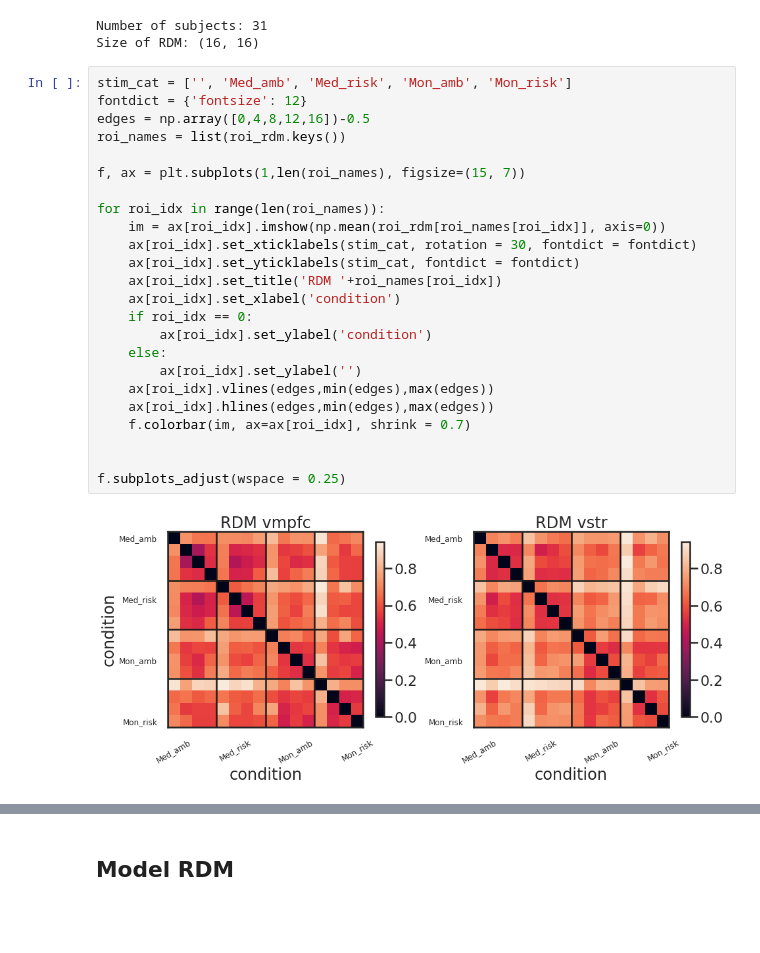
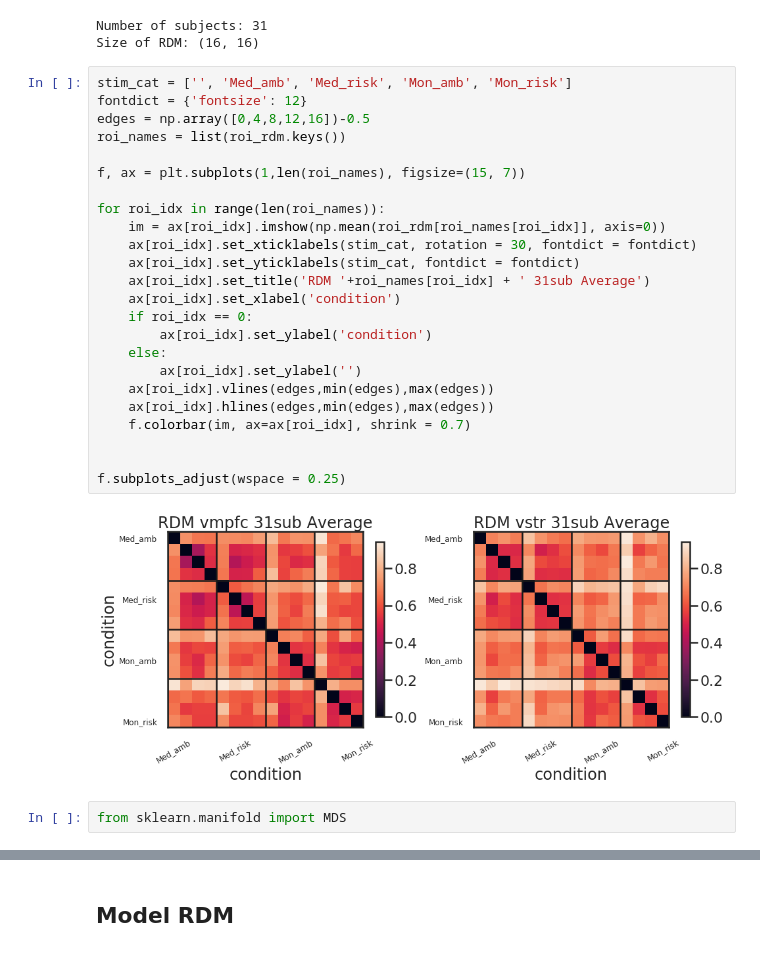
Before and after one commit to ruonanjia/mdm_imaging_analysis, a Jupyter notebook: mdm_rsa.ipynb, the cells around one changed output, grey strips where cells are left out. Saved outputs shown, nothing was run; the diff lists cells and outputs as text; blank space fills up the shorter version.

```diff
--- a/mdm_rsa.ipynb
+++ b/mdm_rsa.ipynb
@@ -176,26 +176,28 @@ Size of RDM: (16, 16)
 # %%
 stim_cat = ['', 'Med_amb', 'Med_risk', 'Mon_amb', 'Mon_risk']
 fontdict = {'fontsize': 12}
 edges = np.array([0,4,8,12,16])-0.5
 roi_names = list(roi_rdm.keys())
 
 f, ax = plt.subplots(1,len(roi_names), figsize=(15, 7))
 
 for roi_idx in range(len(roi_names)):
     im = ax[roi_idx].imshow(np.mean(roi_rdm[roi_names[roi_idx]], axis=0))
     ax[roi_idx].set_xticklabels(stim_cat, rotation = 30, fontdict = fontdict)
     ax[roi_idx].set_yticklabels(stim_cat, fontdict = fontdict)
-    ax[roi_idx].set_title('RDM '+roi_names[roi_idx])
+    ax[roi_idx].set_title('RDM '+roi_names[roi_idx] + ' 31sub Average')
     ax[roi_idx].set_xlabel('condition')
     if roi_idx == 0:
         ax[roi_idx].set_ylabel('condition')
     else:
         ax[roi_idx].set_ylabel('')
     ax[roi_idx].vlines(edges,min(edges),max(edges))
     ax[roi_idx].hlines(edges,min(edges),max(edges))
     f.colorbar(im, ax=ax[roi_idx], shrink = 0.7)
 
 
 f.subplots_adjust(wspace = 0.25)
 # %% [output]
-[figure, old version]
+[figure, new version]
+# %%
+from sklearn.manifold import MDS
```
Also changed, not shown: parts of 5 cells of this notebook.
